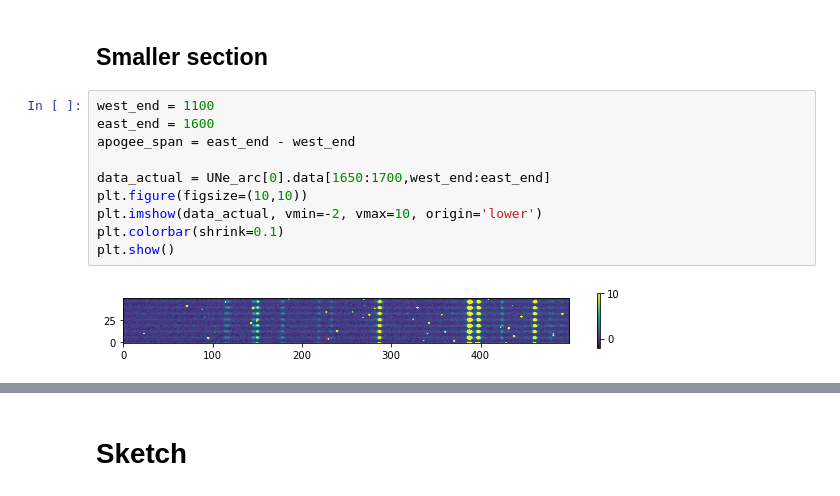
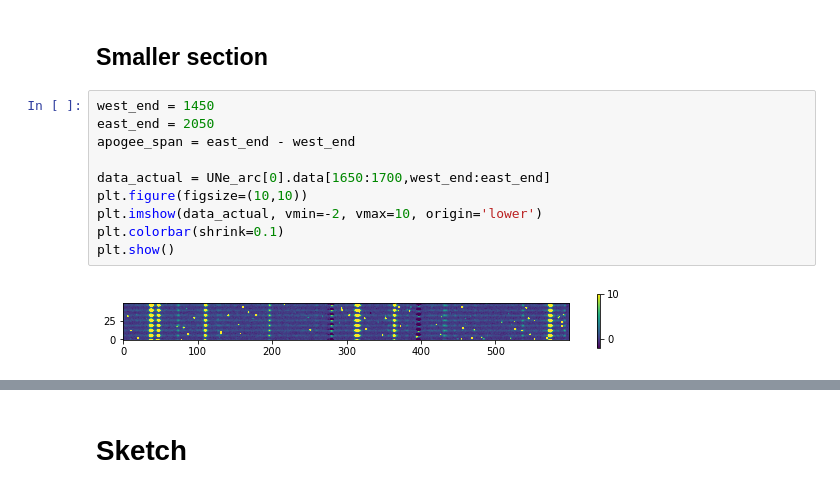
Before and after one commit to krlodeleon/spectro, a Jupyter notebook: testing_parametrized_outer_product.ipynb, the cells around one changed output, grey strips where cells are left out. Drawn from its saved outputs; the diff is of its cells as text.

```diff
--- a/testing_parametrized_outer_product.ipynb
+++ b/testing_parametrized_outer_product.ipynb
@@ -667,14 +667,14 @@ xpix_chipnum1 = [11.83,
 # %% [markdown]
 ## Smaller section
 # %%
-west_end = 1100
-east_end = 1600
+west_end = 1450
+east_end = 2050
 apogee_span = east_end - west_end
 
 data_actual = UNe_arc[0].data[1650:1700,west_end:east_end]
 plt.figure(figsize=(10,10))
 plt.imshow(data_actual, vmin=-2, vmax=10, origin='lower')
 plt.colorbar(shrink=0.1)
 plt.show()
 # %% [output]
-[figure, old version]
+[figure, new version]
```
Also changed, not shown: parts of 11 cells of this notebook.
